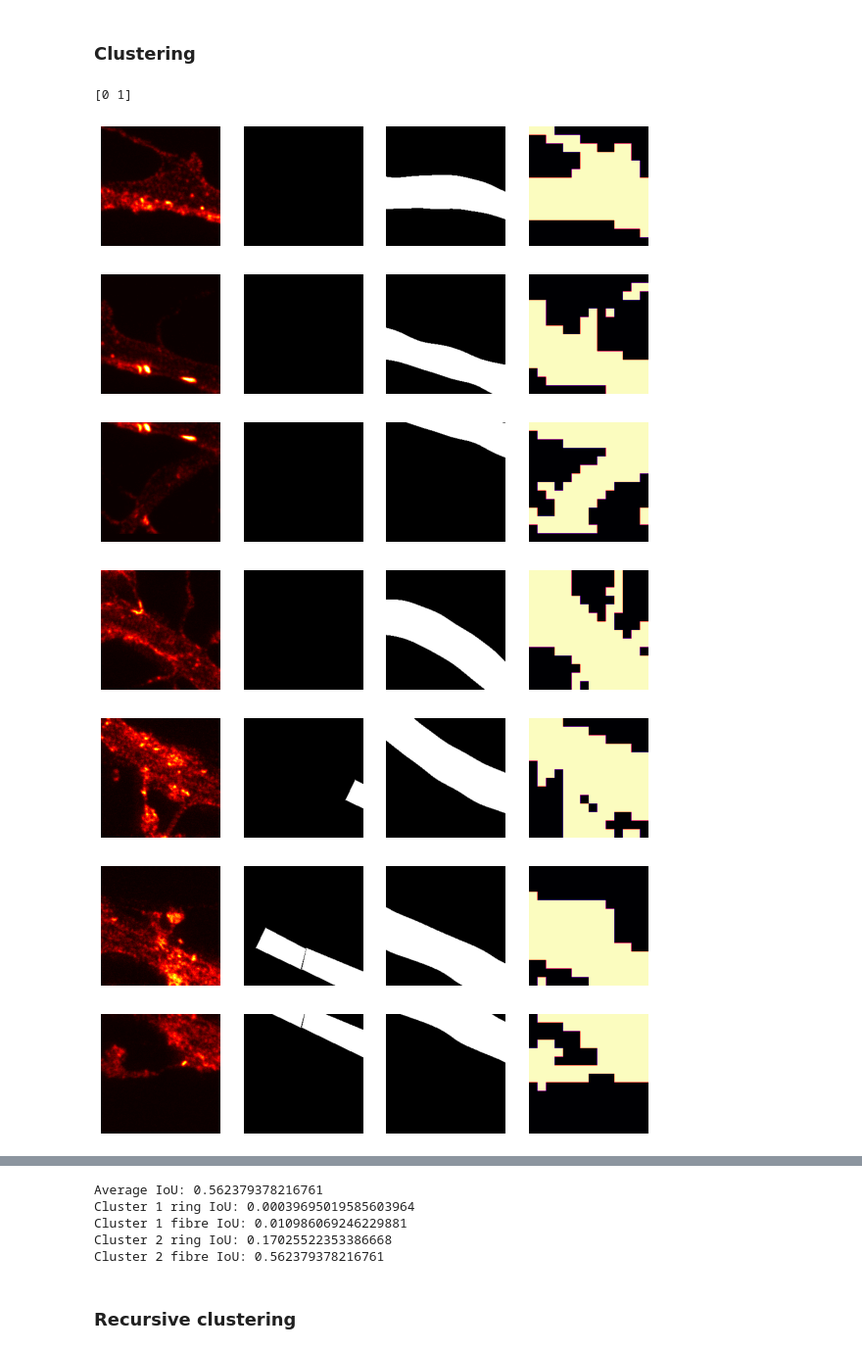
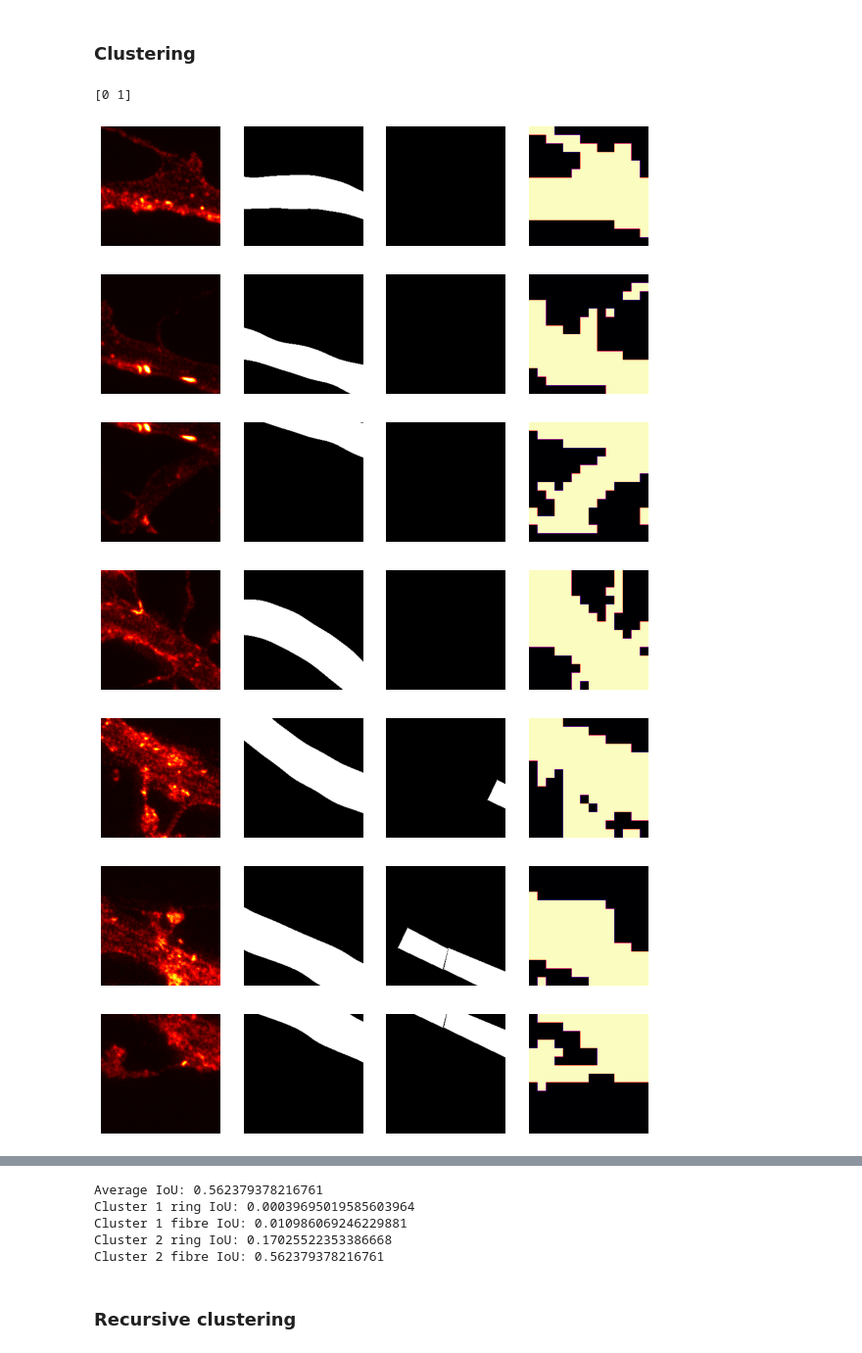
Before and after one commit to FLClab/STED-FM, a Jupyter notebook: experiments/segmentation-experiments/patch_clustering.ipynb, the cells around one changed output, grey strips where cells are left out. Shown at 98% size. Drawn from its saved outputs; the diff is of its cells as text; code cells hidden in the pictures.

```diff
--- a/experiments/segmentation-experiments/patch_clustering.ipynb
+++ b/experiments/segmentation-experiments/patch_clustering.ipynb
@@ -167,39 +167,39 @@ c2_fibre_iou = []
 for i, (pred, gt, img) in enumerate(zip(preds_per_image, ground_truths, images)):
     pred = torch.tensor(pred, dtype=torch.float32)
     pred = pred.view(1, 1, 14, 14)
     pred = F.interpolate(pred, (224, 224), mode="nearest").squeeze().cpu().int().numpy()
     iou = compute_iou(pred, gt[-1])
     cluster_ious = compute_cluster_ious(pred, gt)
     c1_ring_iou.append(cluster_ious[0, 0])
     c1_fibre_iou.append(cluster_ious[0, 1])
     c2_ring_iou.append(cluster_ious[1, 0])
     c2_fibre_iou.append(cluster_ious[1, 1])
 
     all_ious.append(iou)
     if i > N - 10:
         fig, axs = plt.subplots(1, 4, figsize=(10, 10))
         if "imagenet" in WEIGHTS.lower():
             axs[0].imshow(img[0], cmap="hot")
         else:
             axs[0].imshow(img, cmap="hot")
-        axs[1].imshow(gt[-2], cmap='gray')
-        axs[2].imshow(gt[-1], cmap='gray')
+        axs[1].imshow(gt[-1], cmap='gray')
+        axs[2].imshow(gt[-2], cmap='gray')
         axs[3].imshow(pred, cmap='magma')
         for ax in axs:
             ax.axis("off")
         plt.show()
 
 print(f"Average IoU: {np.mean(all_ious)}")
 print(f"Cluster 1 ring IoU: {np.mean(c1_ring_iou)}")
 print(f"Cluster 1 fibre IoU: {np.mean(c1_fibre_iou)}")
 print(f"Cluster 2 ring IoU: {np.mean(c2_ring_iou)}")
 print(f"Cluster 2 fibre IoU: {np.mean(c2_fibre_iou)}")
 # %% [output]
 [0 1]
-[figure, old version]
+[figure, new version]
-[figure, old version]
+[figure, new version]
-[figure, old version]
+[figure, new version]
-[figure, old version]
+[figure, new version]
-[figure, old version]
+[figure, new version]
-[figure, old version]
+[figure, new version]
-[figure, old version]
+[figure, new version]
```
Also changed, not shown: parts of 4 cells of this notebook, 13 other files.
